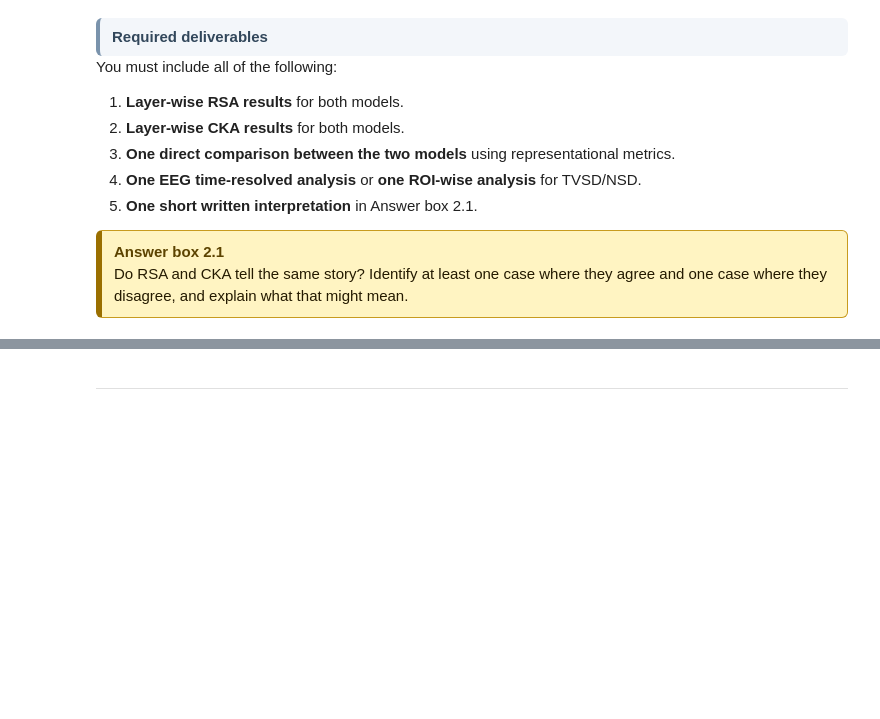
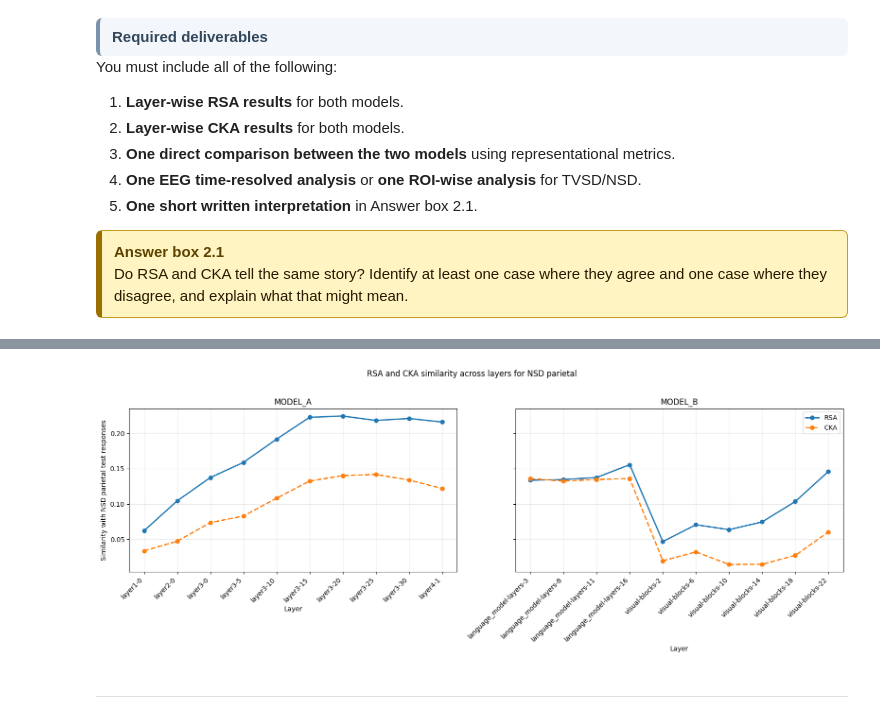
Before and after one commit to LyaoDzin/NX-414-brain-like-project, a Jupyter notebook: project/nx414_project_2026.ipynb, the cells around one changed output, grey strips where cells are left out. Cells and saved outputs as stored; diff of their text form; code cells hidden in the pictures; blank space fills up the shorter version.

Commit message:
feat: NSD layer-wise comparison

```diff
--- a/project/nx414_project_2026.ipynb
+++ b/project/nx414_project_2026.ipynb
@@ -371,7 +371,7 @@ feature_files = [THINGS_STIMULI, NSD_STIMULI]
 for file_path in feature_files:
 # for file_path in data_files:
     print(f"===================================================== \nFile structure for {file_path} \n=====================================================")
-    with h5py.File(FEATURES_DIR + MODEL_B + file_path, 'r') as f:
+    with h5py.File(FEATURES_DIR + MODEL_A + file_path, 'r') as f:
     # with h5py.File(DATA_DIR + file_path, 'r') as f:
         def walk(name, obj):
             indent = '  ' * name.count('/')
@@ -1321,7 +1314,8 @@ def load_neural_response(dataset: str, subject: str, region: str, train_set: boo
 TVSD_subjects = ["monkeyF", "monkeyN"]
 TVSD_regions = ['IT', 'V4', 'V1']
 
-EEG2_subjects = ["subj01", "subj02", "subj03", "subj04", "subj05", "subj06", "subj07", "subj08", "subj09", "subj10"]
+EEG2_subjects = ['sub-01', 'sub-02', 'sub-03', 'sub-04', 'sub-05', 'sub-06', 'sub-07', 'sub-08',
+                 'sub-09', 'sub-10']
 EEG2_regions = ['occipital', 'parietal', 'temporal', 'frontal', 'central',
                 'occipital_parietal', 'whole_brain']
 
@@ -1335,7 +1331,7 @@ rsa = RepresentationalSimilarityAnalysis(dissimilarity="correlation", similarity
 cka = CenteredKernelAlignment(dtype=np.float64)
 
 # Compare Monkey F V1 layer features for both models with TVSD neural responses in the test set.
-subject = "monkeyF"
+subject = "monkeyN"
 region = "V1"
 print(f"Comparing MODEL_A with TVSD Monkey F V1 test responses:")
 Y = load_neural_response(DATA_DIR + TVSD, subject=subject, region=region, train_set=False)
@@ -1367,0 +1497,64 @@ Comparing MODEL_A with TVSD Monkey F V1 test responses:
+# %%
+rsa = RepresentationalSimilarityAnalysis(dissimilarity="correlation", similarity_metric="spearman")
+cka = CenteredKernelAlignment(dtype=np.float64)
+
+# Compare parietal layer features for both models with NSD neural responses in the test set, averaging
+# similarity across subjects.
+subjects = [NSD_subjects[0]]
+region = "parietal"
+Ys = []
+for subj in subjects:
+    Ys.append(load_neural_response(DATA_DIR + NSD, subject=subj, region=region, train_set=False))
+
+
+def compute_similarity_across_subject_NSD(model_layers, model_name):
+    rsa_subj_avg = collections.defaultdict(list)
+    cka_subj_avg = collections.defaultdict(list)
+    print(f"Comparing {model_name} with NSD {region} test responses:")
+    for layer in model_layers:
+        # We need to load features separately for each subject here since NSD
+        # has subject-specific stimulus sets and feature indexes.
+        rsa_per_subj = []
+        cka_per_subj = []
+        for i, subj in enumerate(subjects):
+            X = load_layer_features(
+                FEATURES_DIR + model_name + NSD_STIMULI,
+                layer=layer,
+                feat_idx=feat_idx_nsd_test[subj],
+            )
+            rsa_per_subj.append(rsa.forward(X, Ys[i]))
+            cka_per_subj.append(cka.forward(X, Ys[i]))
+        rsa_subj_avg[layer] = float(np.mean(rsa_per_subj))
+        cka_subj_avg[layer] = float(np.mean(cka_per_subj))
+        print(f"  Layer {layer}: RSA similarity = {rsa_subj_avg[layer]:.4f}, CKA similarity = {cka_subj_avg[layer]:.4f}")
+    return rsa_subj_avg, cka_subj_avg
+
+rsa_subj_avg_A, cka_subj_avg_A = compute_similarity_across_subject_NSD(MODEL_A_layers, MODEL_A)
+rsa_subj_avg_B, cka_subj_avg_B = compute_similarity_across_subject_NSD(MODEL_B_layers, MODEL_B)
+
+# Plot RSA and CKA similarity with two side-by-side plots, one for each model, across layers.
+fig, axes = plt.subplots(1, 2, figsize=(16, 6), sharey=True)
+
+for ax, model_layers, rsa_scores, cka_scores, title in [
+    (axes[0], MODEL_A_layers, rsa_subj_avg_A, cka_subj_avg_A, "MODEL_A"),
+    (axes[1], MODEL_B_layers, rsa_subj_avg_B, cka_subj_avg_B, "MODEL_B"),
+]:
+    layer_labels = list(model_layers)
+    x = np.arange(len(layer_labels))
+    rsa_values = [rsa_scores[layer] for layer in layer_labels]
+    cka_values = [cka_scores[layer] for layer in layer_labels]
+
+    ax.plot(x, rsa_values, label="RSA", marker="o", linewidth=2)
+    ax.plot(x, cka_values, label="CKA", marker="o", linewidth=2, linestyle="--")
+    ax.set_xticks(x)
+    ax.set_xticklabels(layer_labels, rotation=45, ha="right")
+    ax.set_xlabel("Layer")
+    ax.set_title(title)
+    ax.grid(True, alpha=0.25)
+
+axes[0].set_ylabel(f"Similarity with NSD {region} test responses")
+axes[1].legend(loc="best")
+fig.suptitle(f"RSA and CKA similarity across layers for NSD {region}", y=1.02)
+fig.tight_layout()
+plt.show()
+# %% [output]
@@ -1368,3 +1578,4 @@ Comparing MODEL_A with TVSD Monkey F V1 test responses:
+[figure, added]
 # %%
 # TODO: implement RSA
 # TODO: implement unbiased linear CKA
```
Also changed, not shown: parts of 10 cells of this notebook.
